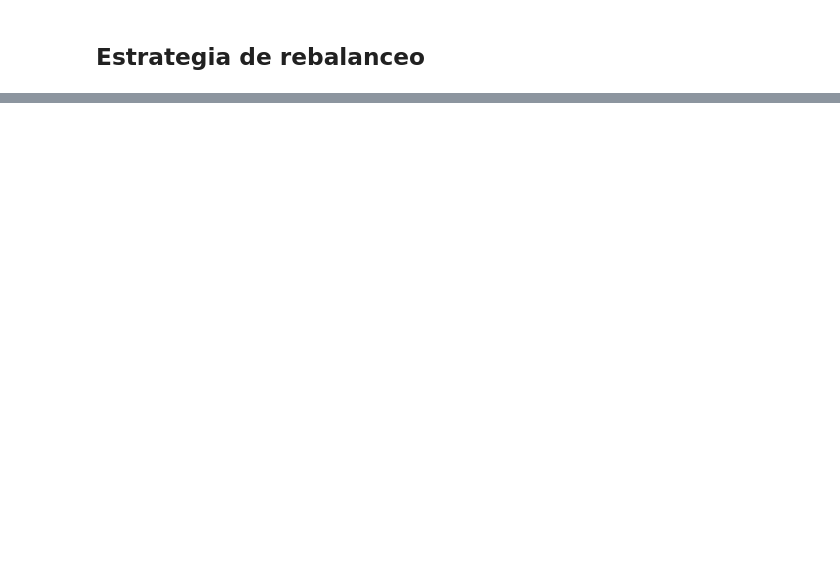
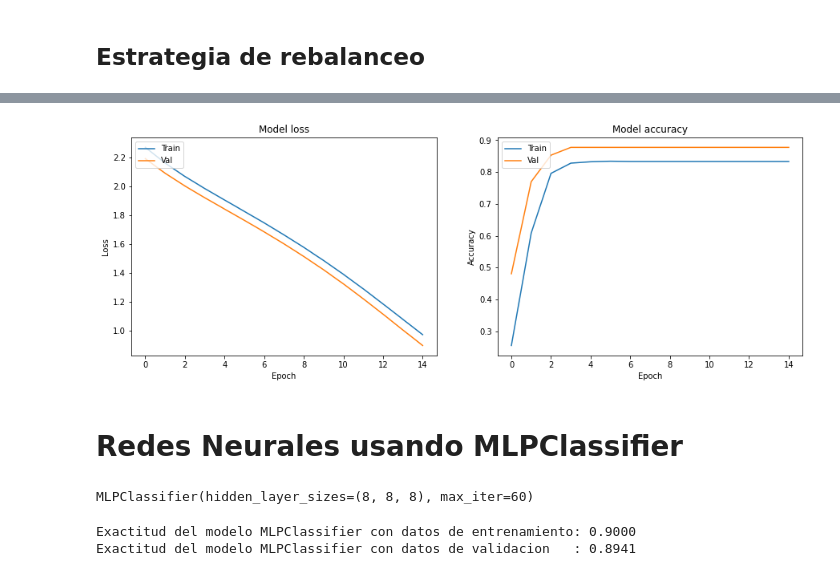
Before and after one commit to dp202204/Proyecto-ML-2022, a Jupyter notebook: modelo_mic_Final.ipynb, the cells around one changed output, grey strips where cells are left out. Drawn from its saved outputs; the diff is of its cells as text; code cells hidden in the pictures; blank space fills up the shorter version.

```diff
--- a/modelo_mic_Final.ipynb
+++ b/modelo_mic_Final.ipynb
@@ -577,0 +775,10 @@ weighted avg       0.85      0.86      0.83       340
+# %%
+from pprint import pprint
+
+n_estimators = [int(x) for x in np.linspace(start = 10, stop = 200, num = 5)]
+max_leaves = [int(x) for x in np.linspace(10, 100, num = 5)]
+max_depth = [int(x) for x in np.linspace(10, 110, num = 11)] + [None]
+
+random_grid = {'n_estimators': n_estimators,
+               'max_leaves': max_leaves,
+               'max_depth': max_depth}
@@ -663,0 +924,11 @@ weighted avg       0.86      0.83      0.84       340
+# %%
+modeloRN1 = tf.keras.models.Sequential([
+    tf.keras.layers.Dense(20, activation=tf.nn.relu),
+    tf.keras.layers.Dense(10, activation=tf.nn.sigmoid)
+])
+# %%
+modeloRN1.compile(optimizer = tf.optimizers.Adam(),
+              loss = 'sparse_categorical_crossentropy',
+              metrics=['accuracy'])
+
+history = modeloRN1.fit(x_train, y_train, epochs=15, validation_split=0.15, batch_size=170)
@@ -663,0 +993,46 @@ weighted avg       0.86      0.83      0.84       340
+# %%
+# Adaptado de: https://keras.io/visualization/
+
+plt.figure(figsize=(15,5))
+plt.tight_layout()
+
+# Plot training & validation loss values
+plt.subplot(1, 2, 1)
+plt.plot(history.history['loss'])
+plt.plot(history.history['val_loss'])
+plt.title('Model loss')
+plt.ylabel('Loss')
+plt.xlabel('Epoch')
+plt.legend(['Train', 'Val'], loc='upper left')
+
+# Plot training & validation accuracy values
+plt.subplot(1, 2, 2)
+plt.plot(history.history['accuracy'])
+plt.plot(history.history['val_accuracy'])
+plt.title('Model accuracy')
+plt.ylabel('Accuracy')
+plt.xlabel('Epoch')
+plt.legend(['Train', 'Val'], loc='upper left')
+plt.show()
+# %% [output]
+[figure, added]
+# %% [markdown]
+# Redes Neurales usando MLPClassifier
+# %%
+#Fuente: https://scikit-learn.org/stable/modules/neural_networks_supervised.html
+
+from sklearn.neural_network import MLPClassifier
+# Modelo usando MLPClassifier
+modeloRN2 = MLPClassifier(hidden_layer_sizes=(8,8,8), activation='relu', solver='adam', max_iter=60)
+#MLPClassifier(random_state=1, max_iter=300).fit(X_train, y_train)
+#MLPClassifier(hidden_layer_sizes=(8,8,8), activation='relu', solver='adam', max_iter=1000)
+# Entrenando el modelo
+modeloRN2.fit(x_train,y_train)
+# %% [output]
+MLPClassifier(hidden_layer_sizes=(8, 8, 8), max_iter=60)
+# %%
+print (f"Exactitud del modelo MLPClassifier con datos de entrenamiento: {modeloRN2.score(x_train, y_train):.4f}")
+print (f"Exactitud del modelo MLPClassifier con datos de validacion   : {modeloRN2.score(x_test, y_test):.4f}")
+# %% [output]
+Exactitud del modelo MLPClassifier con datos de entrenamiento: 0.9000
+Exactitud del modelo MLPClassifier con datos de validacion   : 0.8941
```
Also changed, not shown: parts of 61 cells of this notebook.
